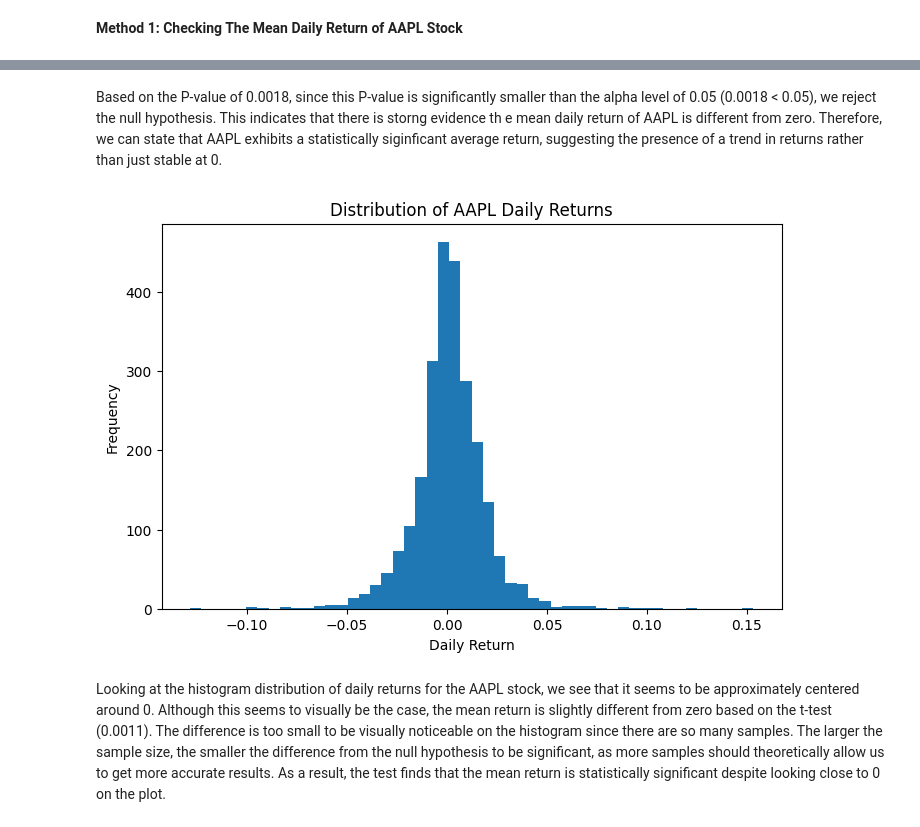
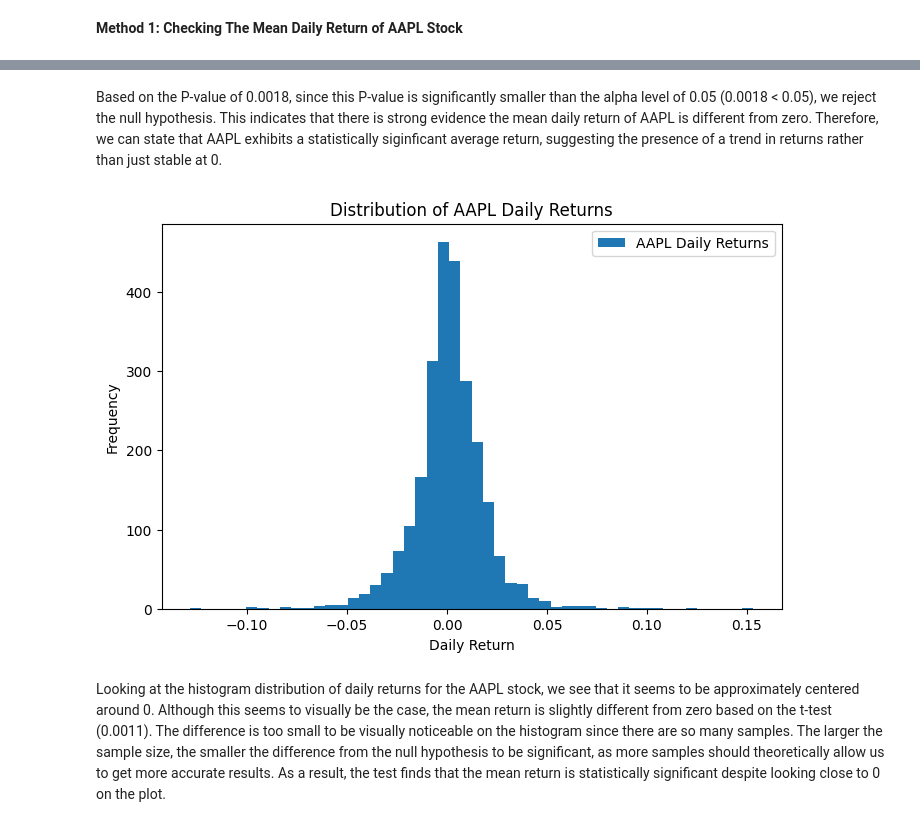
Before and after one commit to jli433/CMSC320_Final_Project, a Jupyter notebook: data.ipynb, the cells around one changed output, grey strips where cells are left out. Cells and saved outputs as stored; diff of their text form; code cells hidden in the pictures.

```diff
--- a/data.ipynb
+++ b/data.ipynb
@@ -76,18 +76,19 @@ P-value:  0.0018105315125036081
 # %% [markdown]
-Based on the P-value of 0.0018, since this P-value is significantly smaller than the alpha level of 0.05 (0.0018 < 0.05), we reject the null hypothesis. This indicates that there is storng evidence th e mean daily return of AAPL is different from zero. Therefore, we can state that AAPL exhibits a statistically siginficant average return, suggesting the presence of a trend in returns rather than just stable at 0.
+Based on the P-value of 0.0018, since this P-value is significantly smaller than the alpha level of 0.05 (0.0018 < 0.05), we reject the null hypothesis. This indicates that there is strong evidence the mean daily return of AAPL is different from zero. Therefore, we can state that AAPL exhibits a statistically siginficant average return, suggesting the presence of a trend in returns rather than just stable at 0.
 # %%
 # Now, let's provide a plot to show this trend in average daily return.
 
 plt.figure(figsize=(8,5))
-plt.hist(aapl, bins = 50)
+plt.hist(aapl, bins = 50, label = 'AAPL Daily Returns')
 
 plt.title("Distribution of AAPL Daily Returns")
 plt.xlabel("Daily Return")
 plt.ylabel("Frequency")
+plt.legend()
 
 plt.show()
 # %% [output]
-[figure, old version]
+[figure, new version]
 # %% [markdown]
 Looking at the histogram distribution of daily returns for the AAPL stock, we see that it seems to be approximately centered around 0. Although this seems to visually be the case, the mean return is slightly different from zero based on the t-test (0.0011). The difference is too small to be visually noticeable on the histogram since there are so many samples. The larger the sample size, the smaller the difference from the null hypothesis to be significant, as more samples should theoretically allow us to get more accurate results. As a result, the test finds that the mean return is statistically significant despite looking close to 0 on the plot.
 # %% [markdown]
```
Also changed, not shown: parts of 6 cells of this notebook.
